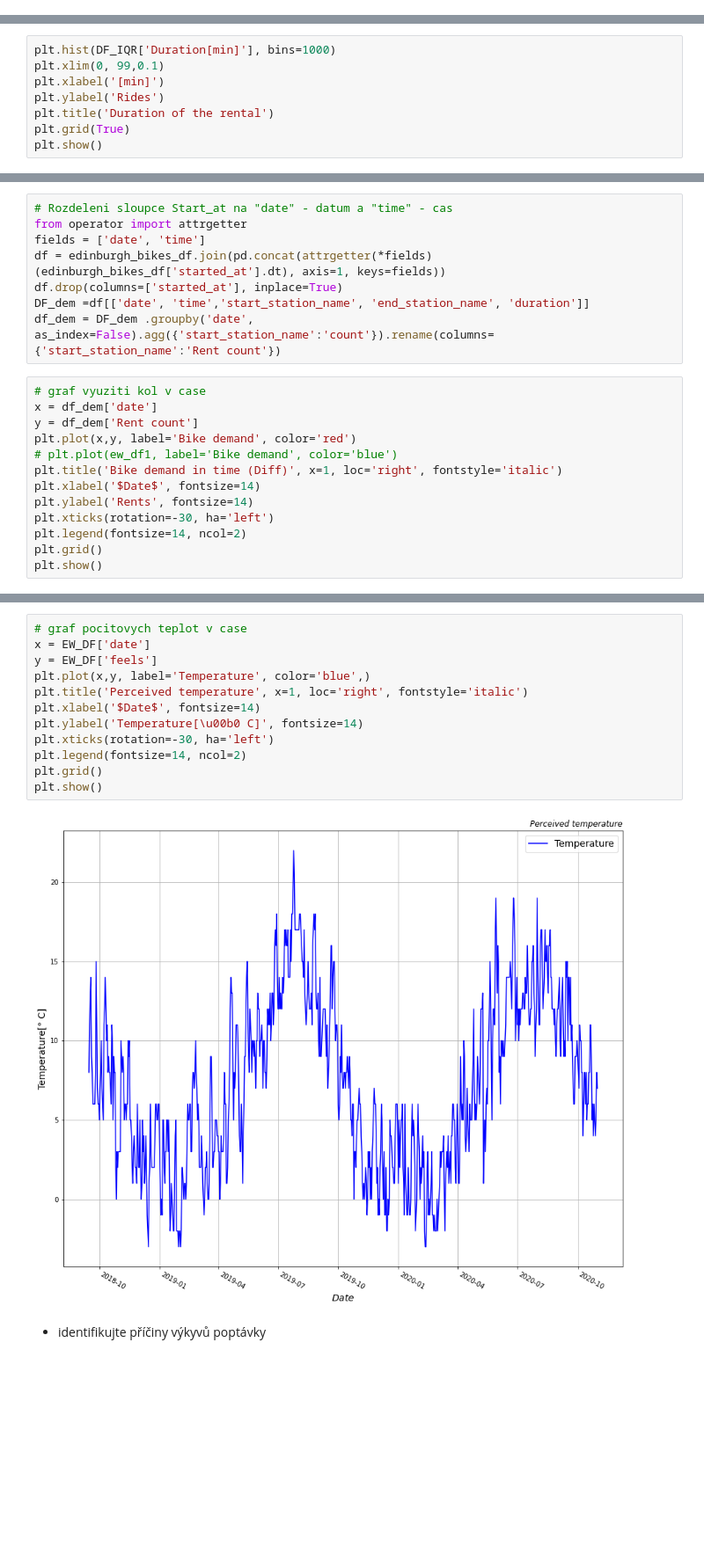
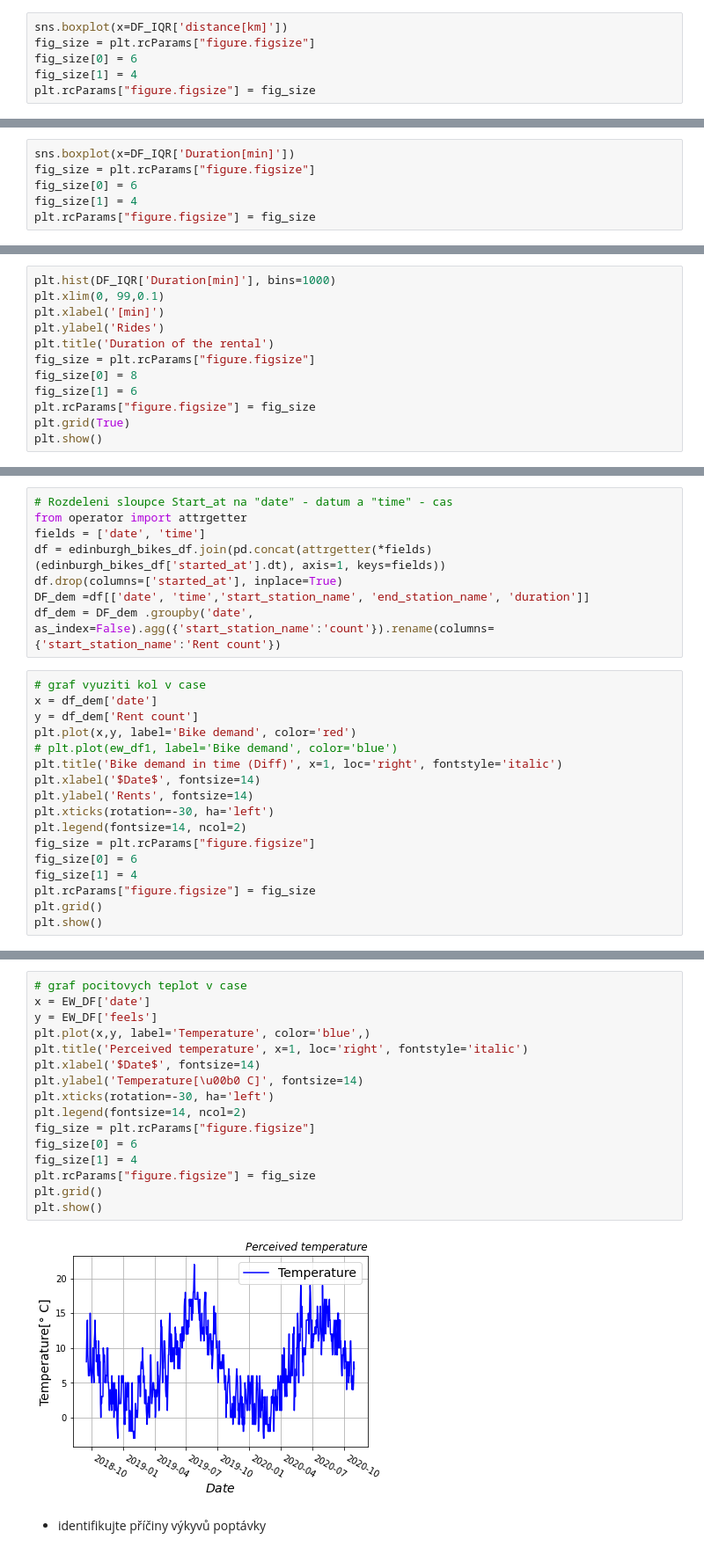
Before and after one commit to tompoles/Portfolio, a Jupyter notebook: Edinbourgh_bikes_engeto_project.ipynb, the cells around one changed output, grey strips where cells are left out. Shown at 88% size. Cells and saved outputs as stored; diff of their text form; blank space fills up the shorter version.

```diff
--- a/Edinbourgh_bikes_engeto_project.ipynb
+++ b/Edinbourgh_bikes_engeto_project.ipynb
@@ -326,0 +318,6 @@ sns.boxplot(x=DF_IQR['Duration[min]'])
+# %%
+sns.boxplot(x=DF_IQR['distance[km]'])
+fig_size = plt.rcParams["figure.figsize"]
+fig_size[0] = 6
+fig_size[1] = 4
+plt.rcParams["figure.figsize"] = fig_size
@@ -326,0 +326,6 @@ sns.boxplot(x=DF_IQR['Duration[min]'])
+# %%
+sns.boxplot(x=DF_IQR['Duration[min]'])
+fig_size = plt.rcParams["figure.figsize"]
+fig_size[0] = 6
+fig_size[1] = 4
+plt.rcParams["figure.figsize"] = fig_size
@@ -368,6 +375,10 @@ plt.xlim(0, 99,0.1)
 plt.xlabel('[min]')
 plt.ylabel('Rides')
 plt.title('Duration of the rental')
+fig_size = plt.rcParams["figure.figsize"]
+fig_size[0] = 8
+fig_size[1] = 6
+plt.rcParams["figure.figsize"] = fig_size
 plt.grid(True)
 plt.show()
 # %% [output]
@@ -467,6 +478,10 @@ plt.xlabel('$Date$', fontsize=14)
 plt.ylabel('Rents', fontsize=14)
 plt.xticks(rotation=-30, ha='left')
 plt.legend(fontsize=14, ncol=2)
+fig_size = plt.rcParams["figure.figsize"]
+fig_size[0] = 6
+fig_size[1] = 4
+plt.rcParams["figure.figsize"] = fig_size
 plt.grid()
 plt.show()
 # %% [output]
@@ -474,17 +489,21 @@ plt.show()
 # %%
 # graf pocitovych teplot v case
 x = EW_DF['date']
 y = EW_DF['feels']
 plt.plot(x,y, label='Temperature', color='blue',)
 plt.title('Perceived temperature', x=1, loc='right', fontstyle='italic')
 plt.xlabel('$Date$', fontsize=14)
 plt.ylabel('Temperature[\u00b0 C]', fontsize=14)
 plt.xticks(rotation=-30, ha='left')
 plt.legend(fontsize=14, ncol=2)
+fig_size = plt.rcParams["figure.figsize"]
+fig_size[0] = 6
+fig_size[1] = 4
+plt.rcParams["figure.figsize"] = fig_size
 plt.grid()
 plt.show()
 # %% [output]
-[figure, old version]
+[figure, new version]
 # %% [markdown]
 
 *  identifikujte příčiny výkyvů poptávky
```
Also changed, not shown: parts of 9 cells of this notebook.
